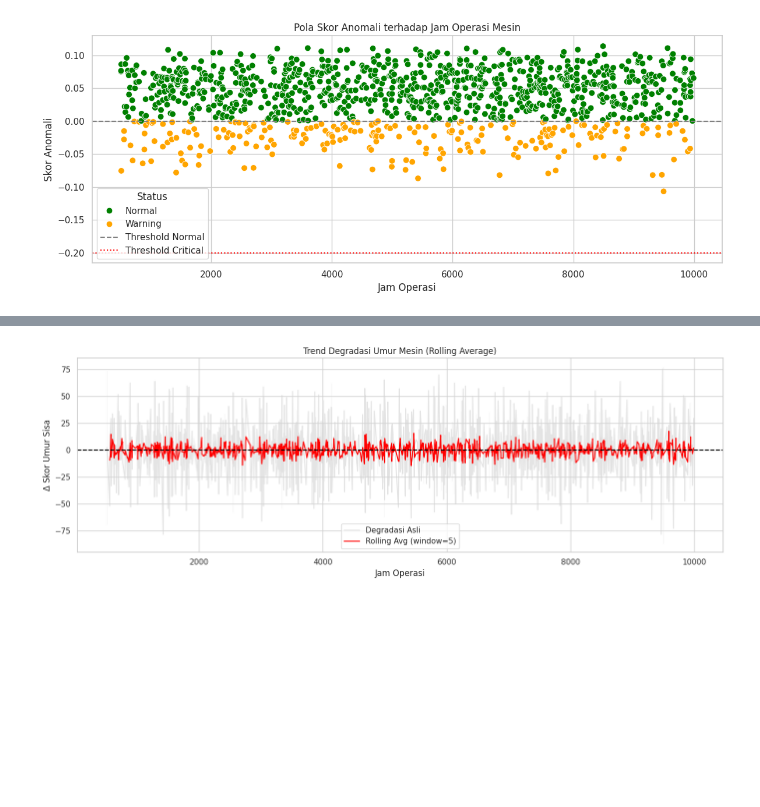
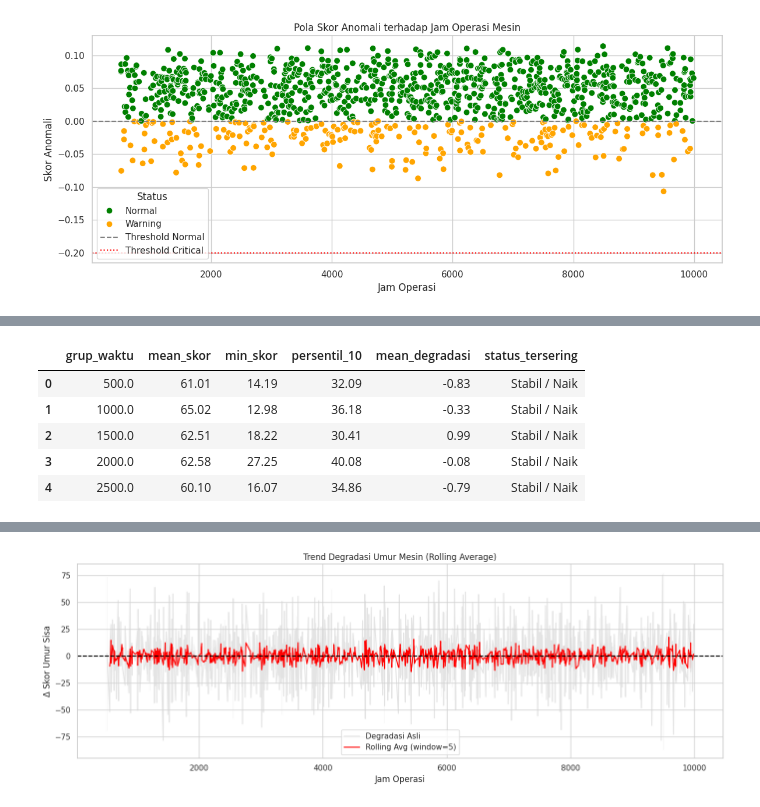
Before and after one commit to BlackBox-Ops/prediksi-estimasi-perbaikan-mesin, a Jupyter notebook: DS Series Prediksi dan Estimasi Perbaikan Mesin.ipynb, the cells around one changed output, grey strips where cells are left out. Saved outputs shown, nothing was run; the diff lists cells and outputs as text; code cells hidden in the pictures; blank space fills up the shorter version.

```diff
--- a/DS Series Prediksi dan Estimasi Perbaikan Mesin.ipynb
+++ b/DS Series Prediksi dan Estimasi Perbaikan Mesin.ipynb
@@ -945,0 +1030,19 @@ plt.show()
+# %%
+# Tambahkan skor minimum dan persentil 10%
+df_grouped_full = df_result_sorted.groupby('grup_waktu').agg({
+    'skor_umur_sisa': ['mean', 'min', lambda x: np.percentile(x, 10)],
+    'degradasi': 'mean',
+    'degradasi_status': lambda x: x.value_counts().idxmax()
+}).reset_index()
+
+# Rename kolom
+df_grouped_full.columns = ['grup_waktu', 'mean_skor', 'min_skor', 'persentil_10', 'mean_degradasi', 'status_tersering']
+
+df_grouped_full.head().round(2)
+# %% [output]
+|  | grup_waktu | mean_skor | min_skor | persentil_10 | mean_degradasi | status_tersering |
+| 0 | 500.0 | 61.01 | 14.19 | 32.09 | -0.83 | Stabil / Naik |
+| 1 | 1000.0 | 65.02 | 12.98 | 36.18 | -0.33 | Stabil / Naik |
+| 2 | 1500.0 | 62.51 | 18.22 | 30.41 | 0.99 | Stabil / Naik |
+| 3 | 2000.0 | 62.58 | 27.25 | 40.08 | -0.08 | Stabil / Naik |
+| 4 | 2500.0 | 60.10 | 16.07 | 34.86 | -0.79 | Stabil / Naik |
```
Also changed, not shown: parts of 21 cells of this notebook.
